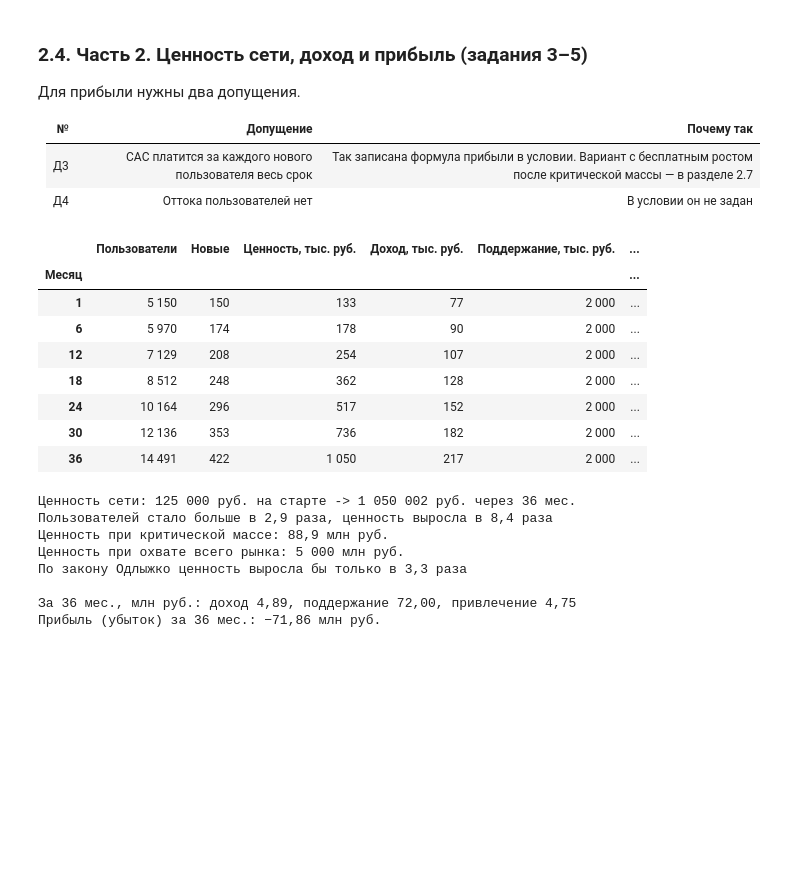
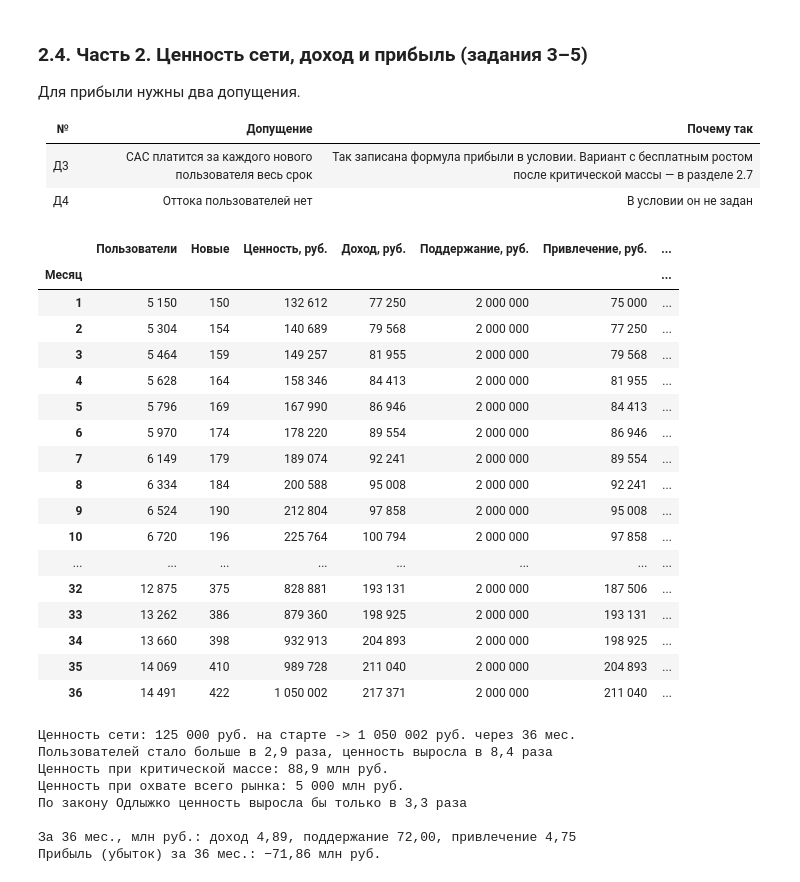
Before and after one commit to Ranot27/economy-of-informatization-exam, a Jupyter notebook: notebooks/02_network_critical_mass.ipynb, the cells around one changed output. Saved outputs shown, nothing was run; the diff lists cells and outputs as text; code cells hidden in the pictures; blank space fills up the shorter version.

```diff
--- a/notebooks/02_network_critical_mass.ipynb
+++ b/notebooks/02_network_critical_mass.ipynb
@@ -331,25 +331,33 @@ print(f"За {BASE['months']} мес. сеть вырастает до {fmt(n_en
 | Д3 | CAC платится за каждого нового пользователя весь срок | Так записана формула прибыли в условии. Вариант с бесплатным ростом после критической массы — в разделе 2.7 |
 | Д4 | Оттока пользователей нет | В условии он не задан |
 # %%
-# Показываем 1-й месяц и далее каждый шестой; деньги — в тыс. руб.
-show_months = [1] + list(range(6, BASE["months"] + 1, 6))
+# Расчет для каждого месяца горизонта (задания 3–5); деньги — в рублях
 money = ["Ценность", "Доход", "Поддержание", "Привлечение", "Прибыль"]
-view = base_run.loc[show_months, ["Пользователи", "Новые"] + money].copy()
-view[money] = view[money] / 1000
-view.columns = ["Пользователи", "Новые"] + [f"{name}, тыс. руб." for name in money]
+view = base_run.loc[1:, ["Пользователи", "Новые"] + money].copy()
+view.columns = ["Пользователи", "Новые"] + [f"{name}, руб." for name in money]
 
-# Округляем до целых и записываем числа с пробелами между разрядами
-display(view.apply(lambda column: column.map(fmt)))
+# Округляем до целых, пишем числа с пробелами между разрядами и показываем таблицу целиком
+with pd.option_context("display.max_rows", None):
+    display(view.apply(lambda column: column.map(fmt)))
 # %% [output]
-|  | Пользователи | Новые | Ценность, тыс. руб. | Доход, тыс. руб. | Поддержание, тыс. руб. | ... |
-| Месяц |  |  |  |  |  | ... |
-| 1 | 5 150 | 150 | 133 | 77 | 2 000 | ... |
-| 6 | 5 970 | 174 | 178 | 90 | 2 000 | ... |
-| 12 | 7 129 | 208 | 254 | 107 | 2 000 | ... |
-| 18 | 8 512 | 248 | 362 | 128 | 2 000 | ... |
-| 24 | 10 164 | 296 | 517 | 152 | 2 000 | ... |
-| 30 | 12 136 | 353 | 736 | 182 | 2 000 | ... |
-| 36 | 14 491 | 422 | 1 050 | 217 | 2 000 | ... |
+|  | Пользователи | Новые | Ценность, руб. | Доход, руб. | Поддержание, руб. | Привлечение, руб. | ... |
+| Месяц |  |  |  |  |  |  | ... |
+| 1 | 5 150 | 150 | 132 612 | 77 250 | 2 000 000 | 75 000 | ... |
+| 2 | 5 304 | 154 | 140 689 | 79 568 | 2 000 000 | 77 250 | ... |
+| 3 | 5 464 | 159 | 149 257 | 81 955 | 2 000 000 | 79 568 | ... |
+| 4 | 5 628 | 164 | 158 346 | 84 413 | 2 000 000 | 81 955 | ... |
+| 5 | 5 796 | 169 | 167 990 | 86 946 | 2 000 000 | 84 413 | ... |
+| 6 | 5 970 | 174 | 178 220 | 89 554 | 2 000 000 | 86 946 | ... |
+| 7 | 6 149 | 179 | 189 074 | 92 241 | 2 000 000 | 89 554 | ... |
+| 8 | 6 334 | 184 | 200 588 | 95 008 | 2 000 000 | 92 241 | ... |
+| 9 | 6 524 | 190 | 212 804 | 97 858 | 2 000 000 | 95 008 | ... |
+| 10 | 6 720 | 196 | 225 764 | 100 794 | 2 000 000 | 97 858 | ... |
+| ... | ... | ... | ... | ... | ... | ... | ... |
+| 32 | 12 875 | 375 | 828 881 | 193 131 | 2 000 000 | 187 506 | ... |
+| 33 | 13 262 | 386 | 879 360 | 198 925 | 2 000 000 | 193 131 | ... |
+| 34 | 13 660 | 398 | 932 913 | 204 893 | 2 000 000 | 198 925 | ... |
+| 35 | 14 069 | 410 | 989 728 | 211 040 | 2 000 000 | 204 893 | ... |
+| 36 | 14 491 | 422 | 1 050 002 | 217 371 | 2 000 000 | 211 040 | ... |
 # %%
 # Закон Мэткалфа: как выросла ценность сети за горизонт
 v_start, v_end = base_run["Ценность"].iloc[0], base_run["Ценность"].iloc[-1]
```
Also changed, not shown: 2 other files.
